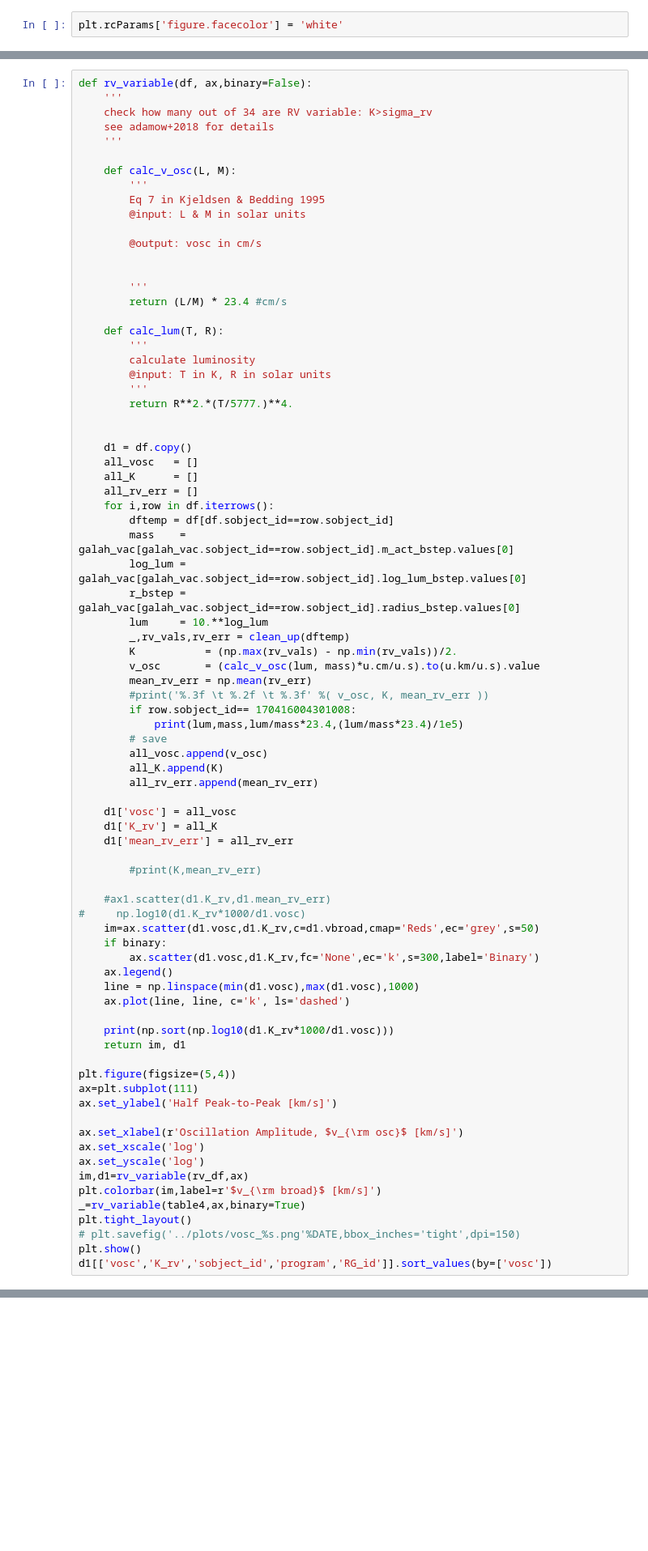
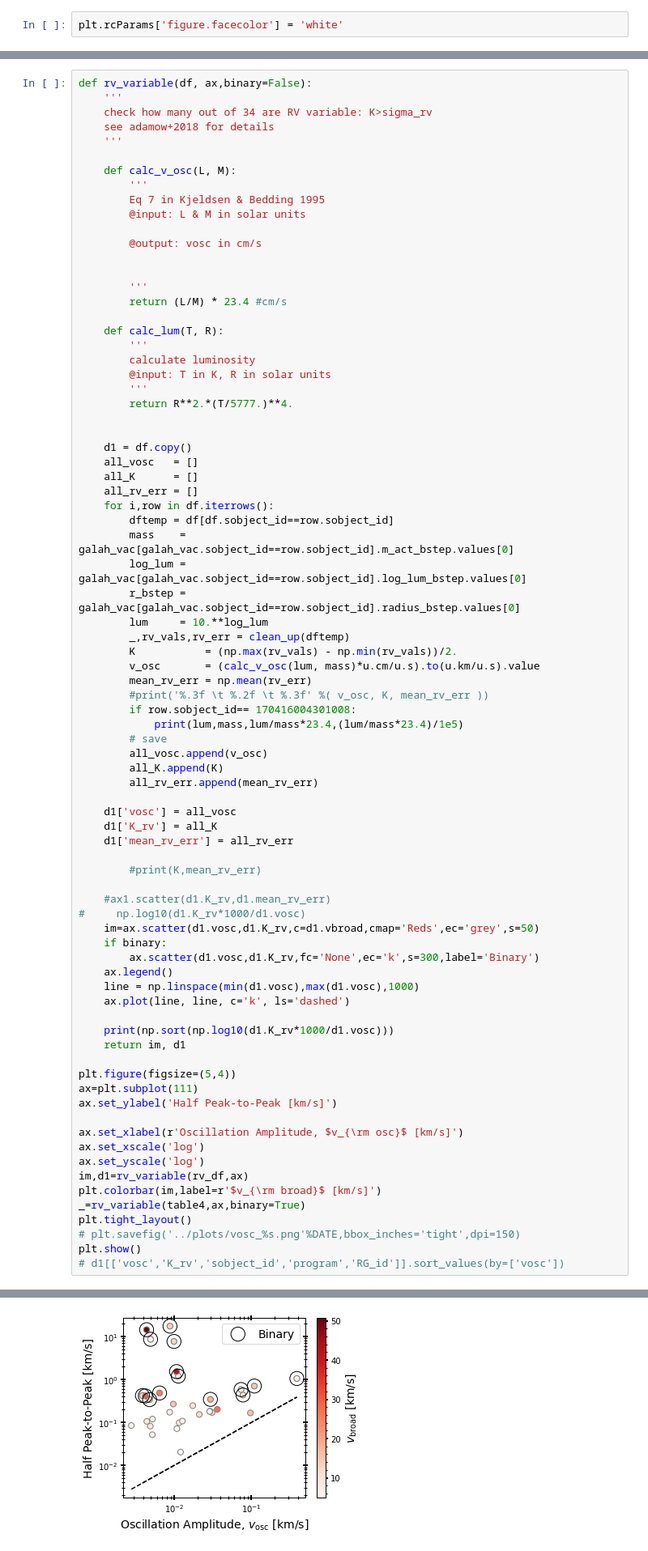
Before and after one commit to MaryumSayeed/ESPRESSO, a Jupyter notebook: scripts/make_tables.ipynb, the cells around one changed output, grey strips where cells are left out. Shown at 81% size. Saved outputs shown, nothing was run; the diff lists cells and outputs as text; blank space fills up the shorter version.

Commit message:
saving diagnostic plots

```diff
--- a/scripts/make_tables.ipynb
+++ b/scripts/make_tables.ipynb
@@ -511,4 +539,5 @@ _=rv_variable(table4,ax,binary=True)
 plt.tight_layout()
 # plt.savefig('../plots/vosc_%s.png'%DATE,bbox_inches='tight',dpi=150)
 plt.show()
-d1[['vosc','K_rv','sobject_id','program','RG_id']].sort_values(by=['vosc'])
+# d1[['vosc','K_rv','sobject_id','program','RG_id']].sort_values(by=['vosc'])
+# %% [output]
@@ -515 +555,2 @@ d1[['vosc','K_rv','sobject_id','program','RG_id']].sort_values(by=['vosc'])
+[figure, added]
 # %%
```
Also changed, not shown: parts of 28 cells of this notebook, 1 other file.
